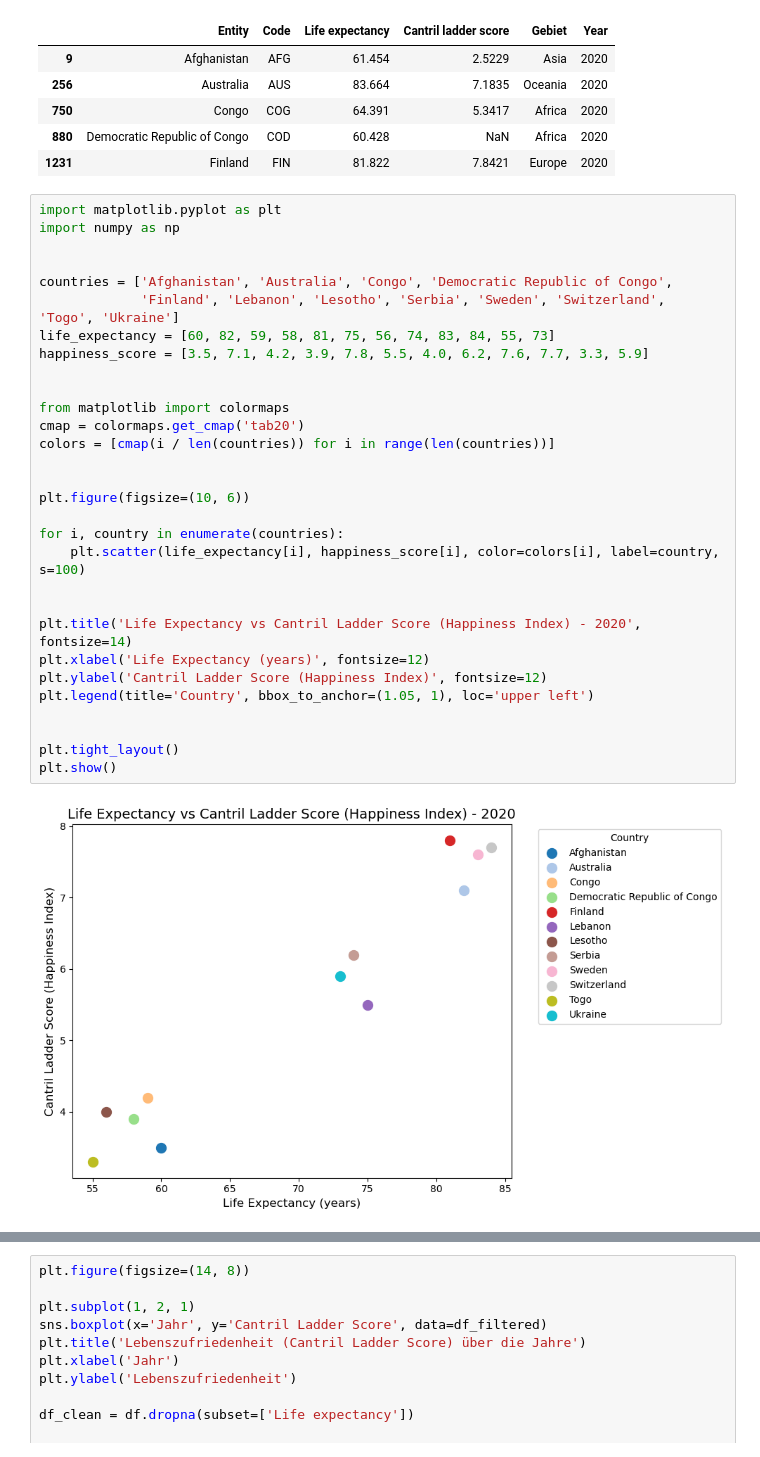
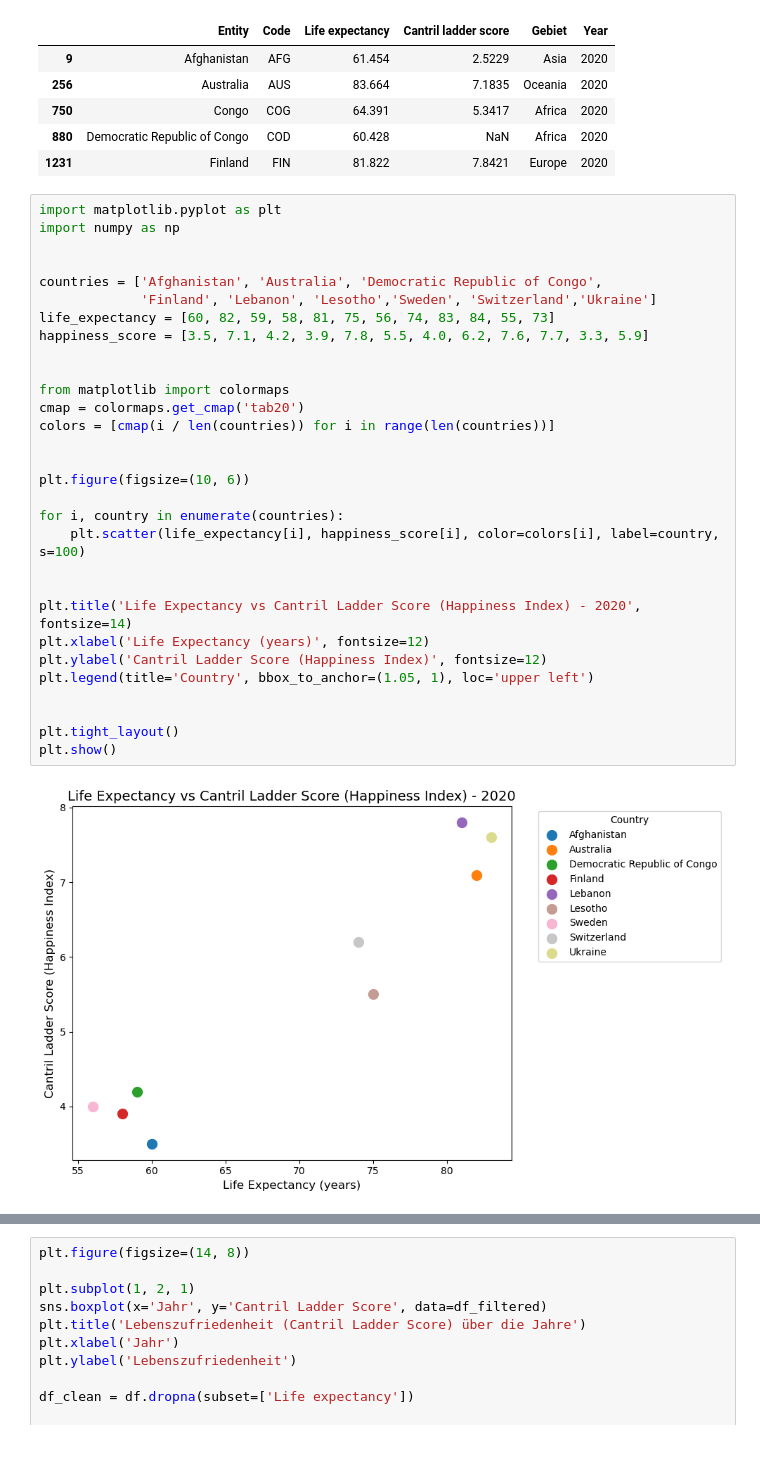
Before and after one commit to Elena-avk/elena, a Jupyter notebook: LN_Python_Elena_Yasemin.ipynb, the cells around one changed output, grey strips where cells are left out. Drawn from its saved outputs; the diff is of its cells as text.

```diff
--- a/LN_Python_Elena_Yasemin.ipynb
+++ b/LN_Python_Elena_Yasemin.ipynb
@@ -647,32 +647,32 @@ df_filtered_2020.head()
 # %%
 import matplotlib.pyplot as plt
 import numpy as np
 
 
-countries = ['Afghanistan', 'Australia', 'Congo', 'Democratic Republic of Congo',
-             'Finland', 'Lebanon', 'Lesotho', 'Serbia', 'Sweden', 'Switzerland', 'Togo', 'Ukraine']
+countries = ['Afghanistan', 'Australia', 'Democratic Republic of Congo',
+             'Finland', 'Lebanon', 'Lesotho','Sweden', 'Switzerland','Ukraine']
 life_expectancy = [60, 82, 59, 58, 81, 75, 56, 74, 83, 84, 55, 73]
 happiness_score = [3.5, 7.1, 4.2, 3.9, 7.8, 5.5, 4.0, 6.2, 7.6, 7.7, 3.3, 5.9]
 
 
 from matplotlib import colormaps
 cmap = colormaps.get_cmap('tab20')
 colors = [cmap(i / len(countries)) for i in range(len(countries))]
 
 
 plt.figure(figsize=(10, 6))
 
 for i, country in enumerate(countries):
     plt.scatter(life_expectancy[i], happiness_score[i], color=colors[i], label=country, s=100)
 
 
 plt.title('Life Expectancy vs Cantril Ladder Score (Happiness Index) - 2020', fontsize=14)
 plt.xlabel('Life Expectancy (years)', fontsize=12)
 plt.ylabel('Cantril Ladder Score (Happiness Index)', fontsize=12)
 plt.legend(title='Country', bbox_to_anchor=(1.05, 1), loc='upper left')
 
 
 plt.tight_layout()
 plt.show()
 # %% [output]
-[figure, old version]
+[figure, new version]
```
Also changed, not shown: parts of 6 cells of this notebook.
